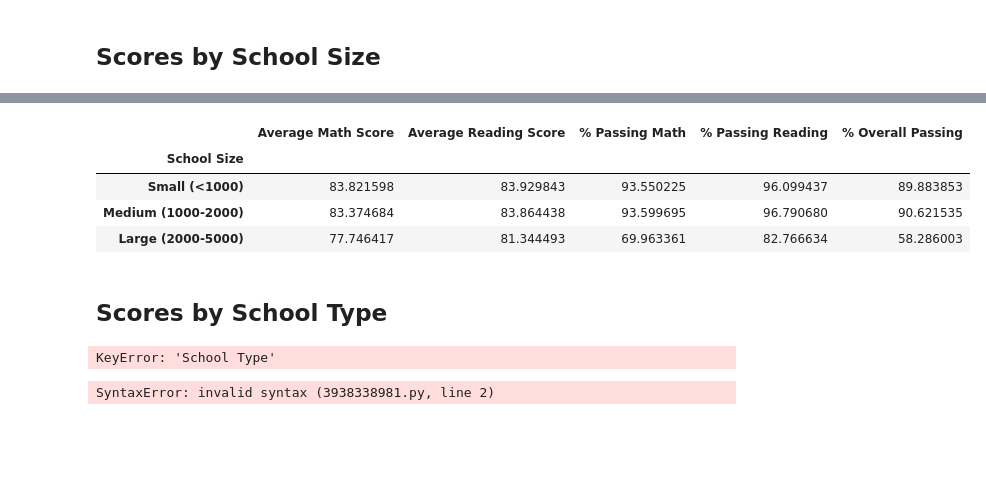
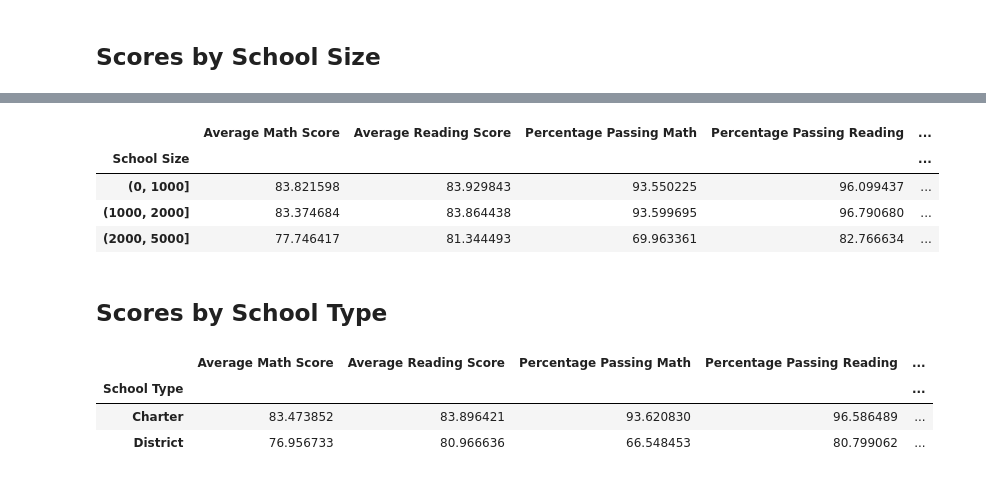
Before and after one commit to Cagan124/SMU-HW, a Jupyter notebook: Module 4/PyCitySchools/PyCitySchools_Abney.ipynb, the cells around one changed output, grey strips where cells are left out. Saved outputs shown, nothing was run; the diff lists cells and outputs as text; code cells hidden in the pictures; blank space fills up the shorter version.

```diff
--- a/Module 4/PyCitySchools/PyCitySchools_Abney.ipynb
+++ b/Module 4/PyCitySchools/PyCitySchools_Abney.ipynb
@@ -471,32 +485,37 @@ KeyError: 'School Size'
 # %%
 # Create a DataFrame called `size_summary` that breaks down school performance based on school size (small, medium, or large).
 # Use the scores above to create a new DataFrame called `size_summary`
-size_summary =
+size_summary = pd.DataFrame({"Average Math Score": size_math_scores, "Average Reading Score": size_reading_scores,
+                            "Percentage Passing Math": size_passing_math, "Percentage Passing Reading": size_passing_reading,
+                            "Percent Overall Passing": size_overall_passing})
 
 # Display results
 size_summary
 # %% [output]
-|  | Average Math Score | Average Reading Score | % Passing Math | % Passing Reading | % Overall Passing |
-| School Size |  |  |  |  |  |
-| Small (<1000) | 83.821598 | 83.929843 | 93.550225 | 96.099437 | 89.883853 |
-| Medium (1000-2000) | 83.374684 | 83.864438 | 93.599695 | 96.790680 | 90.621535 |
-| Large (2000-5000) | 77.746417 | 81.344493 | 69.963361 | 82.766634 | 58.286003 |
+|  | Average Math Score | Average Reading Score | Percentage Passing Math | Percentage Passing Reading | ... |
+| School Size |  |  |  |  | ... |
+| (0, 1000] | 83.821598 | 83.929843 | 93.550225 | 96.099437 | ... |
+| (1000, 2000] | 83.374684 | 83.864438 | 93.599695 | 96.790680 | ... |
+| (2000, 5000] | 77.746417 | 81.344493 | 69.963361 | 82.766634 | ... |
 # %% [markdown]
 ## Scores by School Type
 # %%
 # Group the per_school_summary DataFrame by "School Type" and average the results.
 average_math_score_by_type = per_school_summary.groupby(["School Type"])["Average Math Score"].mean()
 average_reading_score_by_type = per_school_summary.groupby(["School Type"])["Average Reading Score"].mean()
-average_percent_passing_math_by_type = per_school_summary.groupby(["School Type"])["% Passing Math"].mean()
-average_percent_passing_reading_by_type = per_school_summary.groupby(["School Type"])["% Passing Reading"].mean()
-average_percent_overall_passing_by_type = per_school_summary.groupby(["School Type"])["% Overall Passing"].mean()
+average_percent_passing_math_by_type = per_school_summary.groupby(["School Type"])["Percentage Passing Math"].mean()
+average_percent_passing_reading_by_type = per_school_summary.groupby(["School Type"])["Percentage Passing Reading"].mean()
+average_percent_overall_passing_by_type = per_school_summary.groupby(["School Type"])["Percent Overall Passing"].mean()
-# %% [output]
-KeyError: 'School Type'
 # %%
 # Assemble the new data by type into a DataFrame called `type_summary`
-type_summary =
+type_summary = pd.DataFrame({"Average Math Score": average_math_score_by_type, "Average Reading Score": average_reading_score_by_type,
+                            "Percentage Passing Math": average_percent_passing_math_by_type, "Percentage Passing Reading": average_percent_passing_reading_by_type,
+                            "Percent Overall Passing": average_percent_overall_passing_by_type})
 
 # Display results
 type_summary
 # %% [output]
-SyntaxError: invalid syntax (3938338981.py, line 2)
+|  | Average Math Score | Average Reading Score | Percentage Passing Math | Percentage Passing Reading | ... |
+| School Type |  |  |  |  | ... |
+| Charter | 83.473852 | 83.896421 | 93.620830 | 96.586489 | ... |
+| District | 76.956733 | 80.966636 | 66.548453 | 80.799062 | ... |
```
Also changed, not shown: parts of 2 cells of this notebook.
